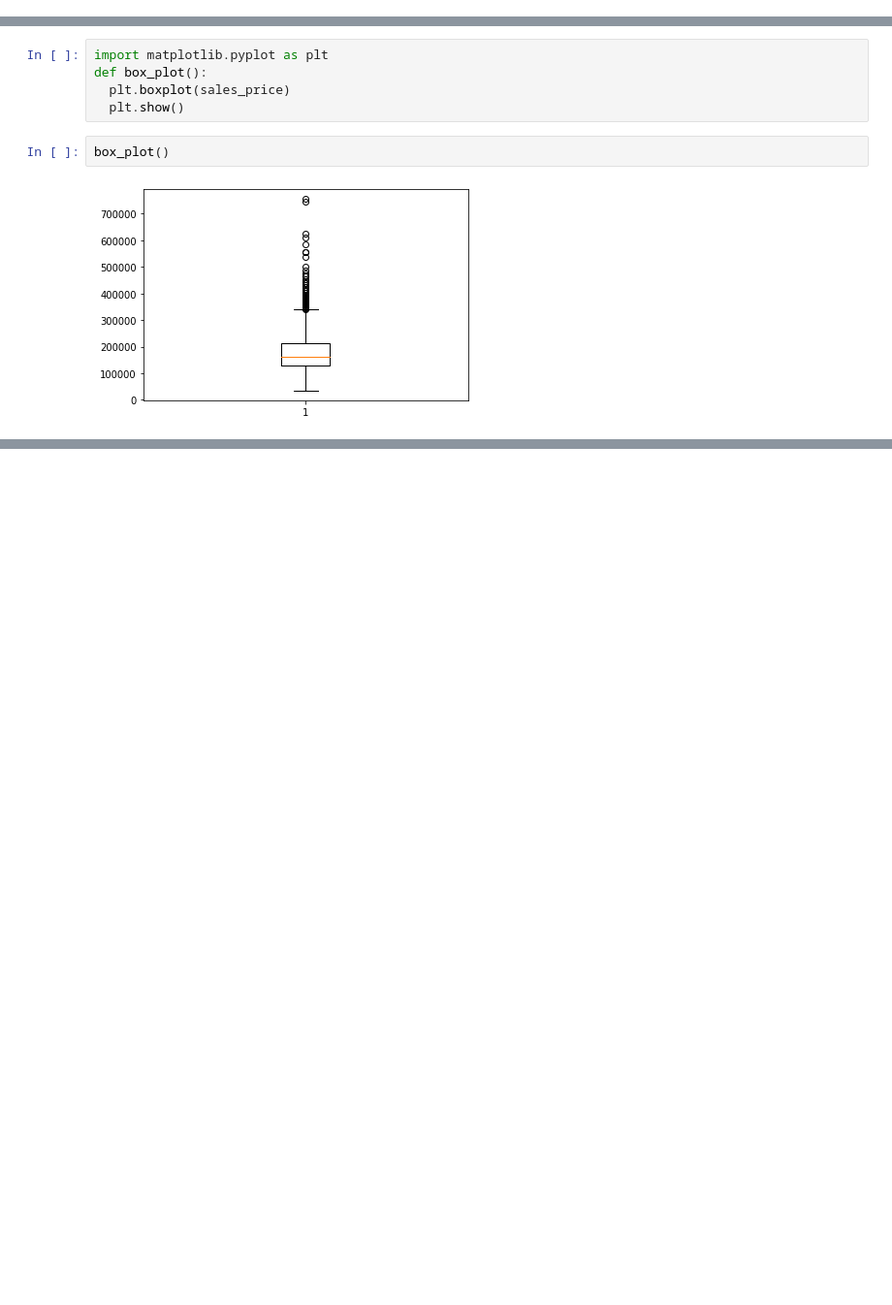
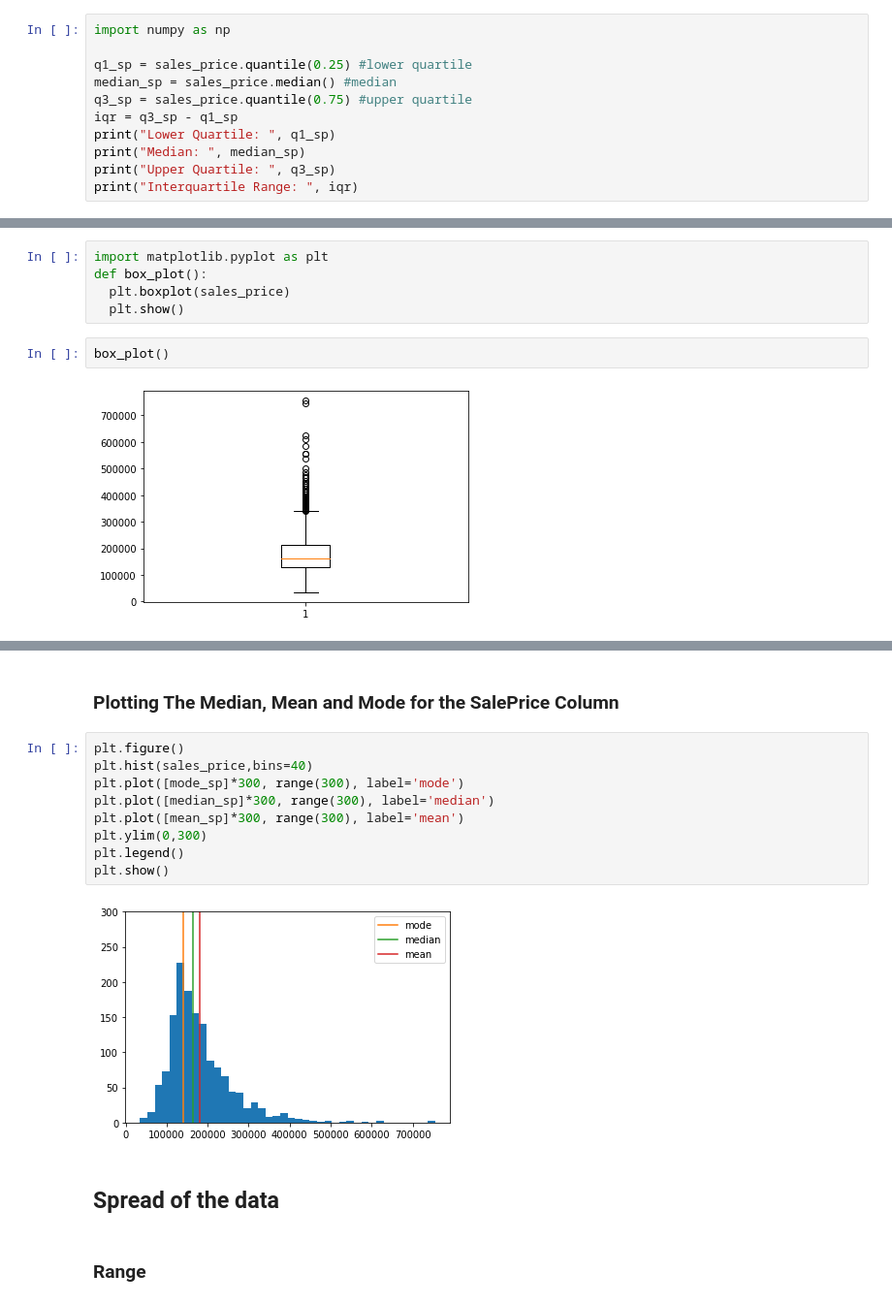
Before and after one commit to cedricbansah/data-science-practice, a Jupyter notebook: week_6_notebook.ipynb, the cells around one changed output, grey strips where cells are left out. Shown at 97% size. Saved outputs shown, nothing was run; the diff lists cells and outputs as text; blank space fills up the shorter version.

```diff
--- a/week_6_notebook.ipynb
+++ b/week_6_notebook.ipynb
@@ -61,0 +57,11 @@ median_sp
+# %%
+import numpy as np
+
+q1_sp = sales_price.quantile(0.25) #lower quartile
+median_sp = sales_price.median() #median
+q3_sp = sales_price.quantile(0.75) #upper quartile
+iqr = q3_sp - q1_sp
+print("Lower Quartile: ", q1_sp)
+print("Median: ", median_sp)
+print("Upper Quartile: ", q3_sp)
+print("Interquartile Range: ", iqr)
@@ -70,0 +126,17 @@ box_plot()
+# %% [markdown]
+### Plotting The Median, Mean and Mode for the SalePrice Column
+# %%
+plt.figure()
+plt.hist(sales_price,bins=40)
+plt.plot([mode_sp]*300, range(300), label='mode')
+plt.plot([median_sp]*300, range(300), label='median')
+plt.plot([mean_sp]*300, range(300), label='mean')
+plt.ylim(0,300)
+plt.legend()
+plt.show()
+# %% [output]
+[figure, added]
+# %% [markdown]
+## Spread of the data
+# %% [markdown]
+### Range
```
Also changed, not shown: parts of 30 cells of this notebook.
